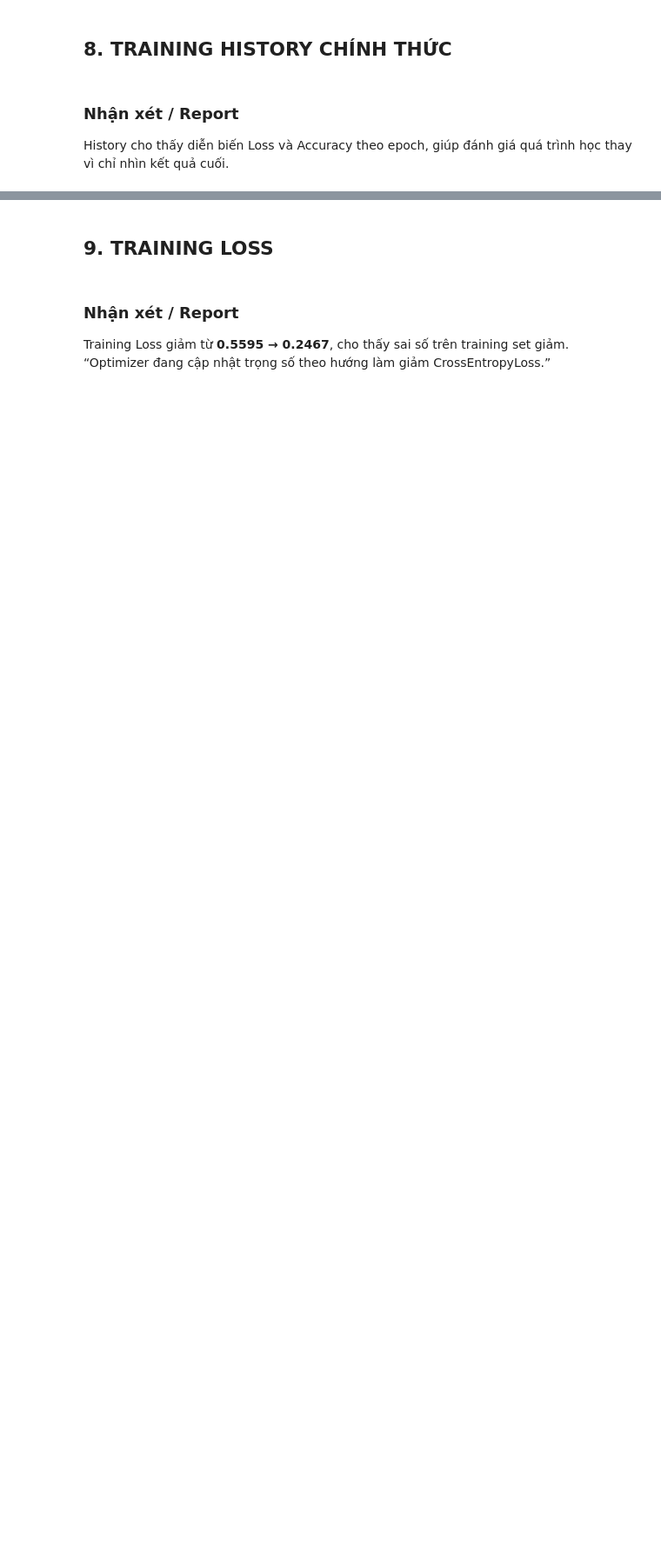
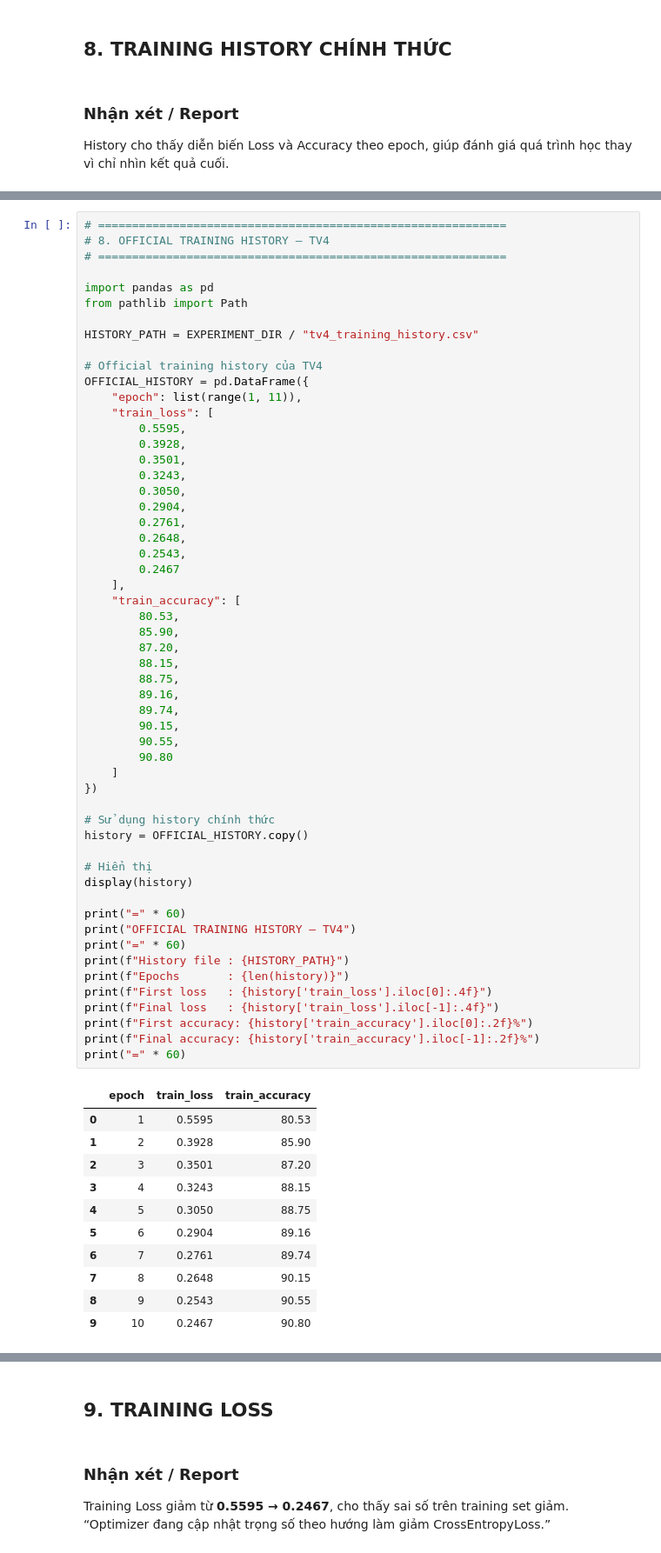
Before and after one commit to tanlen06-debug/UTH-Deep-Learning-nhom2, a Jupyter notebook: Practice_1/notebooks/Practice_1_Final.ipynb, the cells around one changed output, grey strips where cells are left out. Shown at 87% size. Drawn from its saved outputs; the diff is of its cells as text; blank space fills up the shorter version.

```diff
--- a/Practice_1/notebooks/Practice_1_Final.ipynb
+++ b/Practice_1/notebooks/Practice_1_Final.ipynb
@@ -272,0 +240,67 @@ Final train accuracy: nan%
+# %%
+# ============================================================
+# 8. OFFICIAL TRAINING HISTORY — TV4
+# ============================================================
+
+import pandas as pd
+from pathlib import Path
+
+HISTORY_PATH = EXPERIMENT_DIR / "tv4_training_history.csv"
+
+# Official training history của TV4
+OFFICIAL_HISTORY = pd.DataFrame({
+    "epoch": list(range(1, 11)),
+    "train_loss": [
+        0.5595,
+        0.3928,
+        0.3501,
+        0.3243,
+        0.3050,
+        0.2904,
+        0.2761,
+        0.2648,
+        0.2543,
+        0.2467
+    ],
+    "train_accuracy": [
+        80.53,
+        85.90,
+        87.20,
+        88.15,
+        88.75,
+        89.16,
+        89.74,
+        90.15,
+        90.55,
+        90.80
+    ]
+})
+
+# Sử dụng history chính thức
+history = OFFICIAL_HISTORY.copy()
+
+# Hiển thị
+display(history)
+
+print("=" * 60)
+print("OFFICIAL TRAINING HISTORY — TV4")
+print("=" * 60)
+print(f"History file : {HISTORY_PATH}")
+print(f"Epochs       : {len(history)}")
+print(f"First loss   : {history['train_loss'].iloc[0]:.4f}")
+print(f"Final loss   : {history['train_loss'].iloc[-1]:.4f}")
+print(f"First accuracy: {history['train_accuracy'].iloc[0]:.2f}%")
+print(f"Final accuracy: {history['train_accuracy'].iloc[-1]:.2f}%")
+print("=" * 60)
+# %% [output]
+|  | epoch | train_loss | train_accuracy |
+| 0 | 1 | 0.5595 | 80.53 |
+| 1 | 2 | 0.3928 | 85.90 |
+| 2 | 3 | 0.3501 | 87.20 |
+| 3 | 4 | 0.3243 | 88.15 |
+| 4 | 5 | 0.3050 | 88.75 |
+| 5 | 6 | 0.2904 | 89.16 |
+| 6 | 7 | 0.2761 | 89.74 |
+| 7 | 8 | 0.2648 | 90.15 |
+| 8 | 9 | 0.2543 | 90.55 |
+| 9 | 10 | 0.2467 | 90.80 |
```
Also changed, not shown: parts of 5 cells of this notebook, 2 other files.
